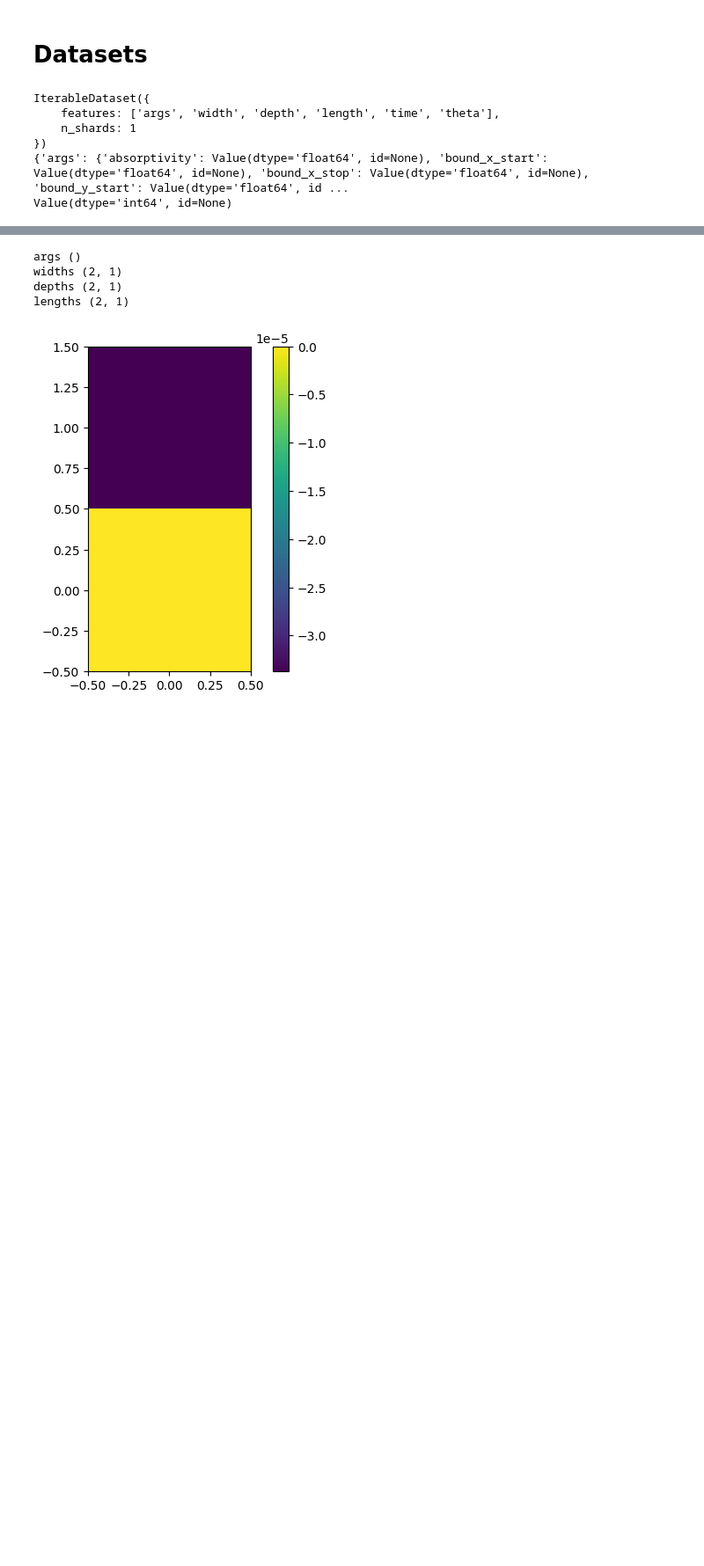
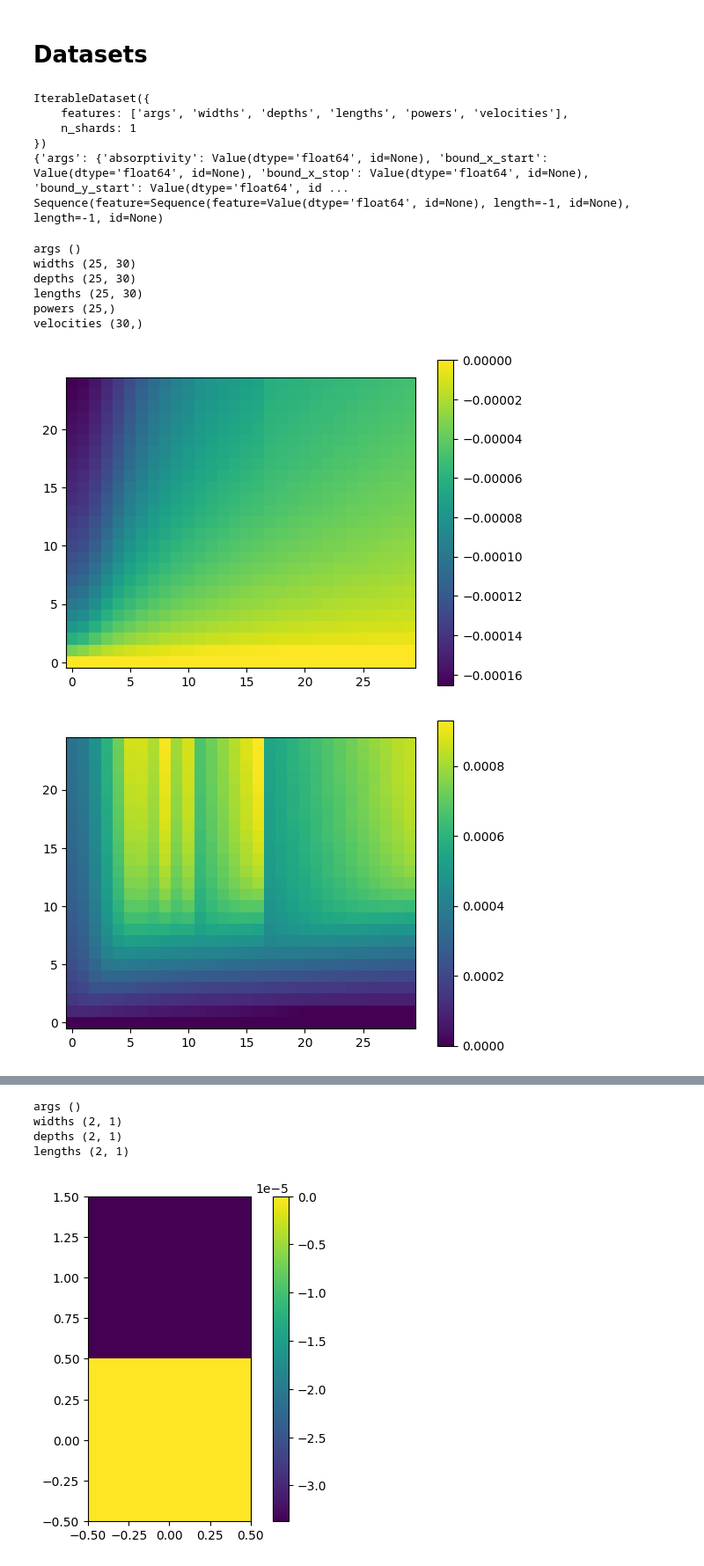
Before and after one commit to BaratiLab/AMUI, a Jupyter notebook: module/eagartsai/dataset.ipynb, the cells around one changed output, grey strips where cells are left out. Shown: that part at 88% size. Drawn from its saved outputs; the diff is of its cells as text; code cells hidden in the pictures; blank space fills up the shorter version.

```diff
--- a/module/eagartsai/dataset.ipynb
+++ b/module/eagartsai/dataset.ipynb
@@ -8,19 +8,45 @@ from datasets import load_dataset
 # %%
 ds = load_dataset(
     "baratilab/Eagar-Tsai",
-    "simulations",
-    split="m_Ti64_p_0_v_0.0",
+    "process_maps",
+    split="m_Ti64_p_0_480_20_v_0.0_2.9_0.1",
     streaming="true",
 )
 # %%
 print(ds)
 print(ds.features)
-image = ds.features["depth"]
+image = ds.features["lengths"]
 print(image)
 # %% [output]
 IterableDataset({
-    features: ['args', 'width', 'depth', 'length', 'time', 'theta'],
+    features: ['args', 'widths', 'depths', 'lengths', 'powers', 'velocities'],
     n_shards: 1
 })
 {'args': {'absorptivity': Value(dtype='float64', id=None), 'bound_x_start': Value(dtype='float64', id=None), 'bound_x_stop': Value(dtype='float64', id=None), 'bound_y_start': Value(dtype='float64', id ...
-Value(dtype='int64', id=None)
+Sequence(feature=Sequence(feature=Value(dtype='float64', id=None), length=-1, id=None), length=-1, id=None)
+# %%
+for data in ds:
+  for key, value in data.items():
+    print(key, np.array(value).shape)
+
+plt.imshow(data["depths"])
+plt.gca().invert_yaxis()
+plt.colorbar()
+plt.show()
+plt.imshow(data["lengths"])
+plt.gca().invert_yaxis()
+plt.colorbar()
+plt.show()
+plt.imshow(data["widths"])
+plt.gca().invert_yaxis()
+plt.colorbar()
+plt.show()
+# %% [output]
+args ()
+widths (25, 30)
+depths (25, 30)
+lengths (25, 30)
+powers (25,)
+velocities (30,)
+[figure, added]
+[figure, added]
```
Also changed, not shown: parts of 2 cells of this notebook, 8 other files.
